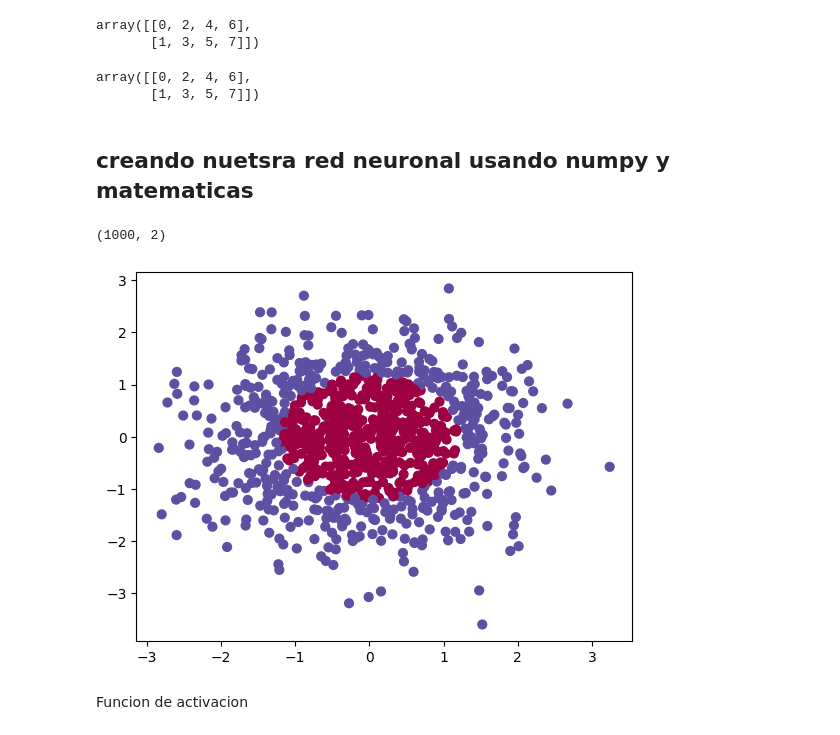
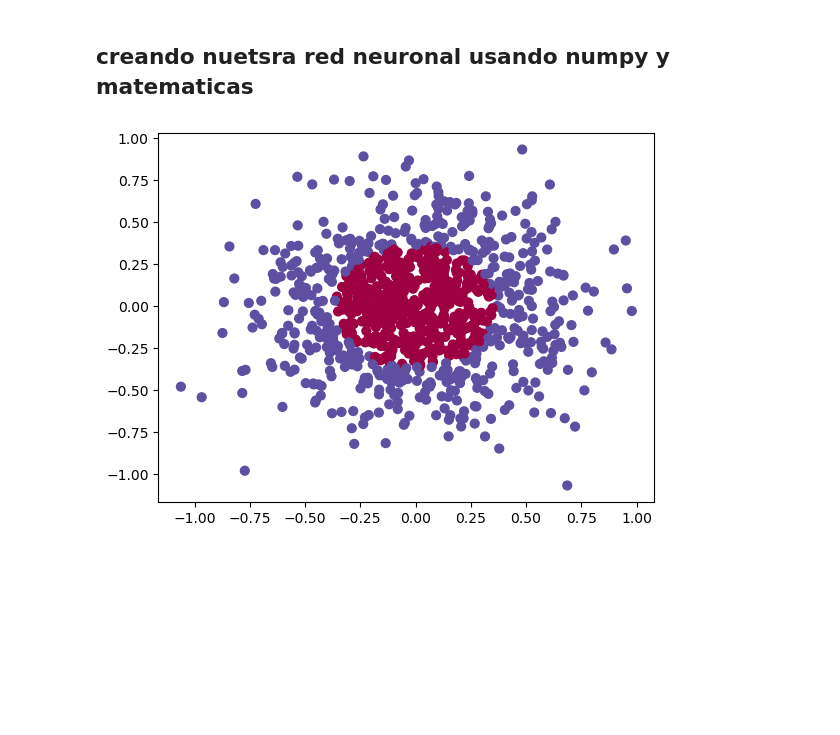
Before and after one commit to valentinardz/nn_keras, a Jupyter notebook: redes_neuronales2.ipynb, the cells around one changed output. Saved outputs shown, nothing was run; the diff lists cells and outputs as text; code cells hidden in the pictures; blank space fills up the shorter version.

```diff
--- a/redes_neuronales2.ipynb
+++ b/redes_neuronales2.ipynb
@@ -126,14 +1,2 @@ array([[0, 1, 2, 3],
-# %%
-#transpuesta
-np.transpose(x)
-# %% [output]
-array([[0, 2, 4, 6],
-       [1, 3, 5, 7]])
-# %%
-#otra manera de transpuesta
-x.T
-# %% [output]
-array([[0, 2, 4, 6],
-       [1, 3, 5, 7]])
 # %% [markdown]
 ## creando nuetsra red neuronal usando numpy y matematicas
@@ -144,15 +7,14 @@ from sklearn.datasets import make_gaussian_quantiles
 # %%
-N=1000#ejemplos
-#creando circulos gaussianos
-gaussian_quantiles=make_gaussian_quantiles(mean=None,
-                        n_samples=N,
-                        n_features=2,
-                        n_classes=2,
-                        shuffle=True,
-                        random_state=None)
-#usarlo en x y y
+N = 1000
+gaussian_quantiles = make_gaussian_quantiles(mean=None,
+                                             cov=0.1,
+                                             n_samples=N,
+                                             n_features=2,
+                                             n_classes=2,
+                                             shuffle=True,
+                                             random_state=None)
 X, Y = gaussian_quantiles
+Y = Y[:,np.newaxis]
+plt.scatter(X[:,0], X[:,1], c=Y[:,0], s=40, cmap=plt.cm.Spectral);
+# %% [output]
+[figure, added]
-# %%
-X.shape#1000 ejemplos y dos caracteristicas
-# %% [output]
-(1000, 2)
@@ -165,8 +20,0 @@ from sklearn.datasets import make_gaussian_quantiles
-# %%
-#graficando
-plt.scatter(X[:,0], X[:,1], c=Y[:,0], s=40, cmap=plt.cm.Spectral)
-plt.show()
-# %% [output]
-[figure, removed]
-# %% [markdown]
-Funcion de activacion
```
Also changed, not shown: parts of 42 cells of this notebook, 1 other file.
